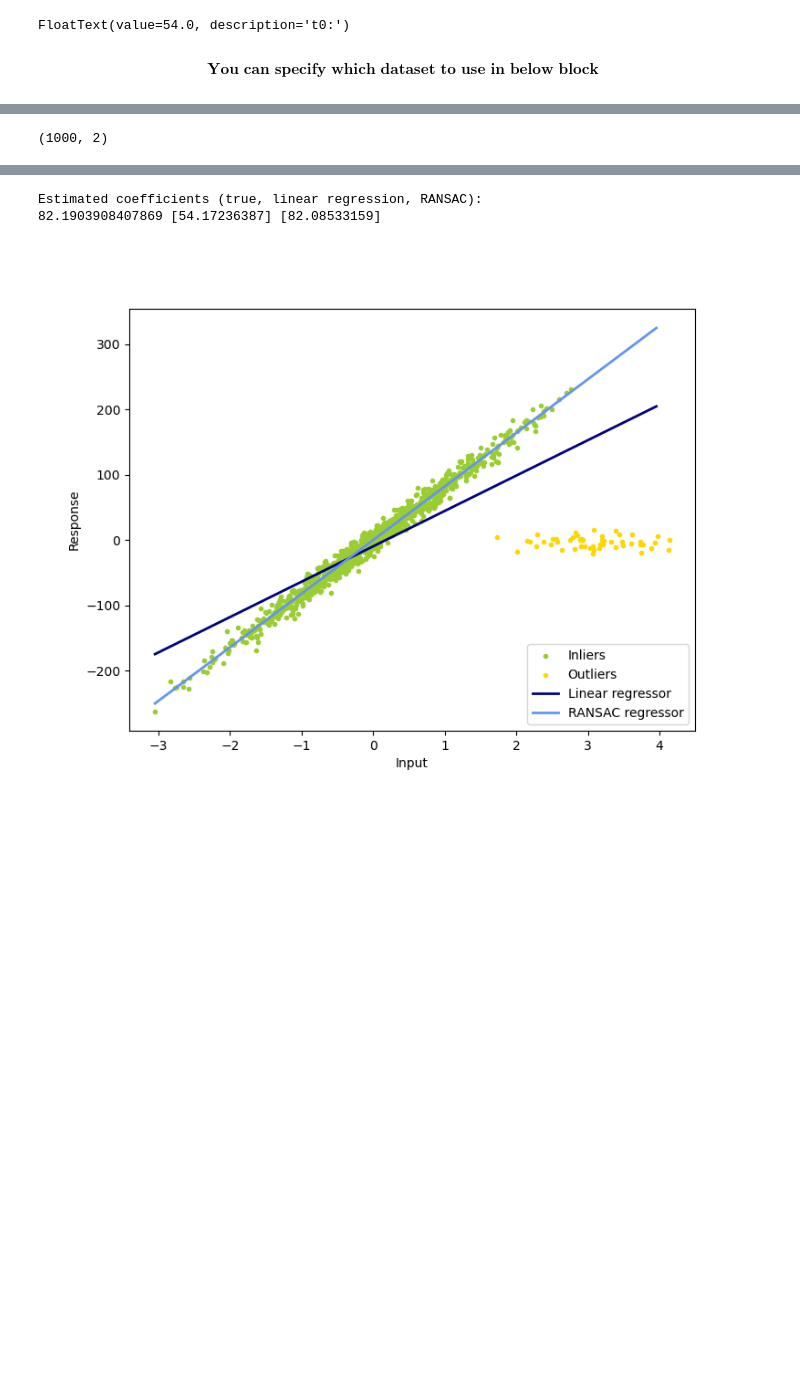
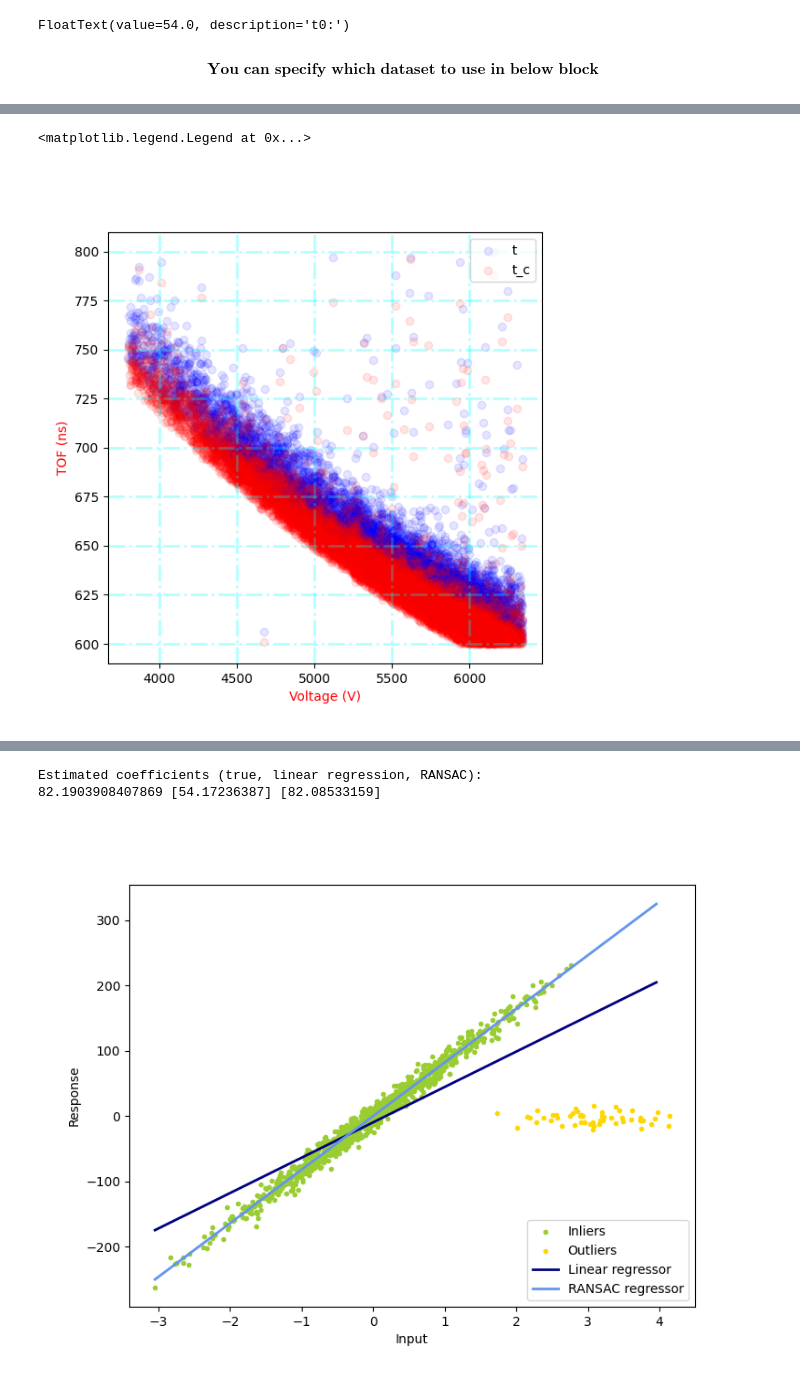
Before and after one commit to mmonajem/pyoxcart, a Jupyter notebook: pyccapt/calibration/tutorials/jupyter_files/develop.ipynb, the cells around one changed output, grey strips where cells are left out. Cells and saved outputs as stored; diff of their text form; code cells hidden in the pictures; blank space fills up the shorter version.

```diff
--- a/pyccapt/calibration/tutorials/jupyter_files/develop.ipynb
+++ b/pyccapt/calibration/tutorials/jupyter_files/develop.ipynb
@@ -122,12 +122,39 @@ dld_y = data['y_det (cm)'].to_numpy()
 # copy dld_t to a have a global version of that
 variables.dld_t_calib = np.copy(dld_t)
 variables.dld_t_calib_backup = np.copy(dld_t)
-# %%
-mask_t = np.logical_and((dld_t < 1200),( dld_t > 800))
-vertices = np.concatenate((np.expand_dims(dld_highVoltage, axis=1), np.expand_dims(dld_t, axis=1)), axis=1)
-
-mask = np.random.randint(0, len(vertices), 1000)
-vertices = vertices[mask]
-vertices.shape
-# %% [output]
-(1000, 2)
+# %%
+ion_distance = np.sqrt(flightPathLength_d.value**2 + (dld_x*10)**2 + (dld_y*10)**2)
+ion_distance = flightPathLength_d.value / ion_distance
+dld_t_c = dld_t * ion_distance
+
+mask_t = np.logical_and((dld_t < 800),( dld_t > 600))
+mask_t_c = np.logical_and((dld_t_c < 800),( dld_t_c > 600))
+mask_t = np.logical_and(mask_t, mask_t_c)
+
+dld_t_p = dld_t[mask_t]
+dld_t_p_c = dld_t_c[mask_t]
+
+
+dld_highVoltage_p = dld_highVoltage[mask_t]
+dld_highVoltage_p_c = dld_highVoltage[mask_t]
+
+fig1, ax1 = plt.subplots(figsize=(6, 6))
+mask = np.random.randint(0, len(dld_t_p), 10000)
+
+x = plt.scatter( dld_highVoltage_p[mask], dld_t_p[mask], color="blue",
+                label='t', alpha=0.1)
+y = plt.scatter(dld_highVoltage_p_c[mask], dld_t_p_c[mask], color="red",
+                label='t_c', alpha=0.1)
+
+# dld_t_p_c_2 = dld_t_c_2[mask_t]
+# z = plt.scatter(dld_highVoltage_p_c[mask], dld_t_p_c_2[mask], color="black",
+#                 label='t_c_2', alpha=0.1)
+
+ax1.set_xlabel("Voltage (V)", color="red", fontsize=10)
+ax1.set_ylabel("TOF (ns)", color="red", fontsize=10)
+
+plt.grid(color='aqua', alpha=0.3, linestyle='-.', linewidth=2)
+plt.legend(loc='upper right')
+# %% [output]
+<matplotlib.legend.Legend at 0x...>
+[figure, added]
```
Also changed, not shown: parts of 21 cells of this notebook, 1 other file.
